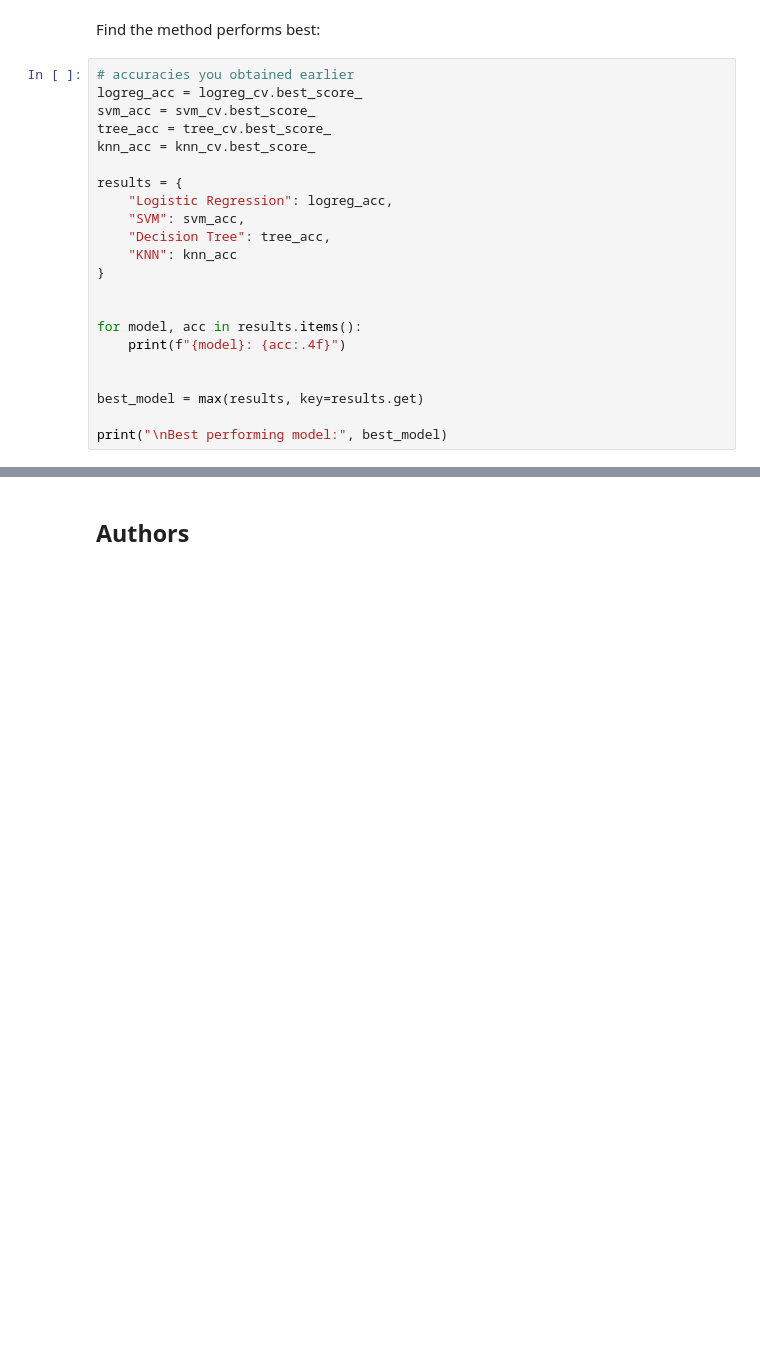
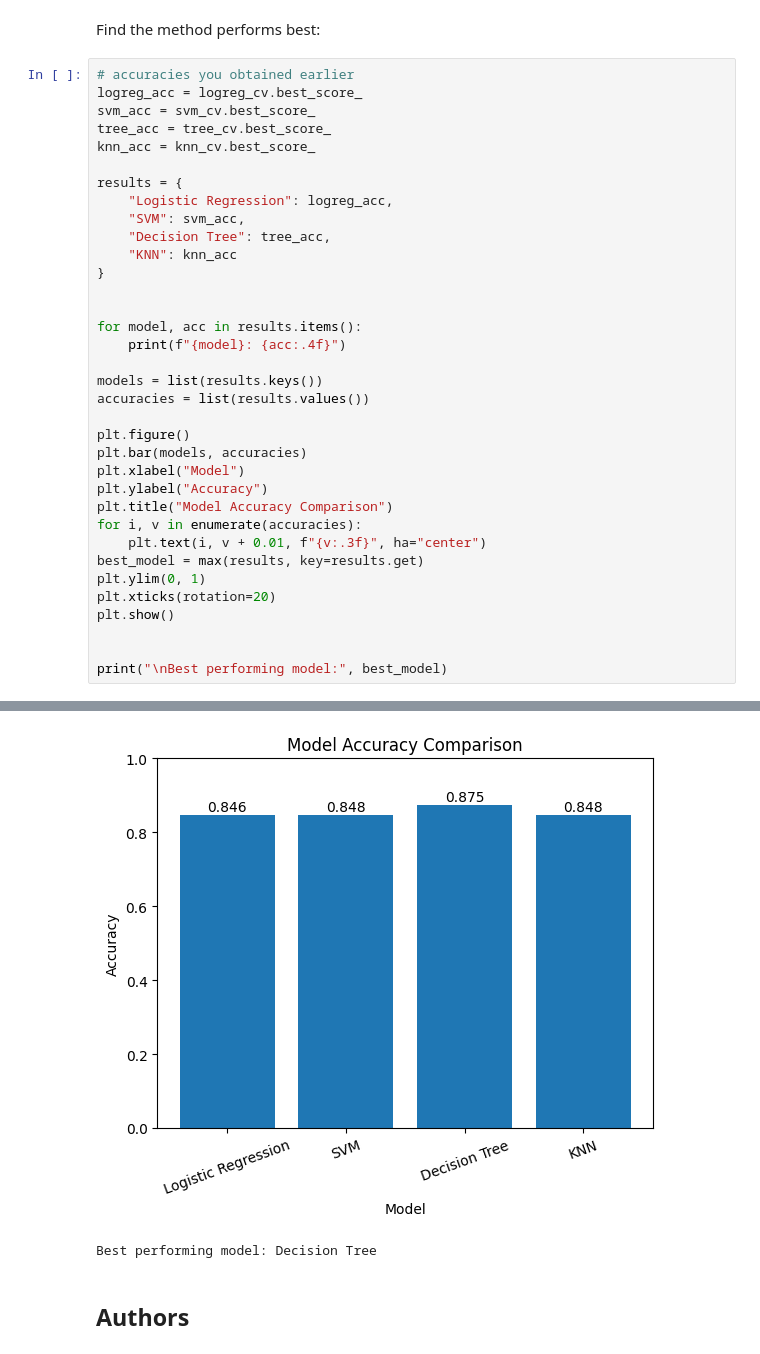
Before and after one commit to shahbajahmad/spacex-falcon9-landing-prediction, a Jupyter notebook: SpaceX-Machine-Learning-Prediction-Part-5-v1.ipynb, the cells around one changed output, grey strips where cells are left out. Drawn from its saved outputs; the diff is of its cells as text; blank space fills up the shorter version.

```diff
--- a/SpaceX-Machine-Learning-Prediction-Part-5-v1.ipynb
+++ b/SpaceX-Machine-Learning-Prediction-Part-5-v1.ipynb
@@ -354,8 +354,21 @@ results = {
 for model, acc in results.items():
     print(f"{model}: {acc:.4f}")
 
+models = list(results.keys())
+accuracies = list(results.values())
 
+plt.figure()
+plt.bar(models, accuracies)
+plt.xlabel("Model")
+plt.ylabel("Accuracy")
+plt.title("Model Accuracy Comparison")
+for i, v in enumerate(accuracies):
+    plt.text(i, v + 0.01, f"{v:.3f}", ha="center")
 best_model = max(results, key=results.get)
+plt.ylim(0, 1)
+plt.xticks(rotation=20)
+plt.show()
+
 
 print("\nBest performing model:", best_model)
 # %% [output]
@@ -368,3 +379,5 @@ Best performing model: Decision Tree
+[figure, added]
+Best performing model: Decision Tree
 # %% [markdown]
 ## Authors
 # %% [markdown]
```
Also changed, not shown: parts of 5 cells of this notebook, 1 other file.
